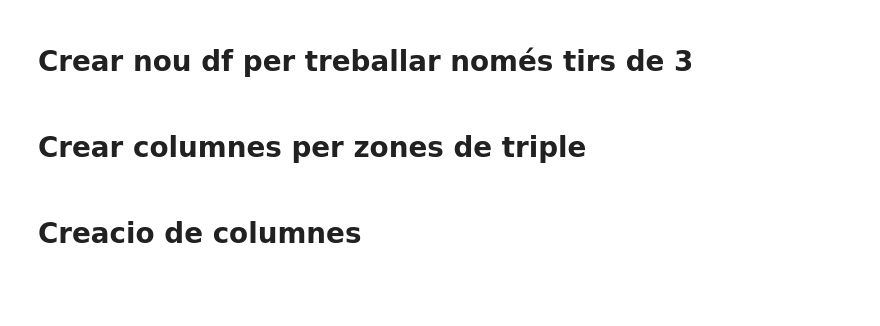
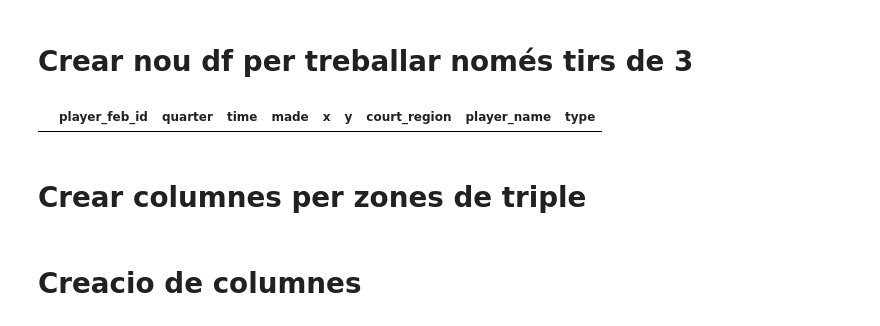
Before and after one commit to JoseGomez23/feb_jose_alvaro, a Jupyter notebook: feb_jose_alvaro.ipynb, the cells around one changed output. Saved outputs shown, nothing was run; the diff lists cells and outputs as text; code cells hidden in the pictures; blank space fills up the shorter version.

```diff
--- a/feb_jose_alvaro.ipynb
+++ b/feb_jose_alvaro.ipynb
@@ -125,6 +125,13 @@ dtype: int64
 # Crear nou df per treballar només tirs de 3
 # %%
 df_3p = df_shots[df_shots["type"] == "3p"].copy()
+# %%
+tirs_fora_rang = df_3p[(df_3p['x'] <= 0) | (df_3p['x'] > 100) |
+                       (df_3p['y'] <= 0) | (df_3p['y'] > 100)]
+
+tirs_fora_rang.head()
+# %% [output]
+|  | player_feb_id | quarter | time | made | x | y | court_region | player_name | type |
 # %% [markdown]
 # Crear columnes per zones de triple
 # %%
```
Also changed, not shown: parts of 9 cells of this notebook.
